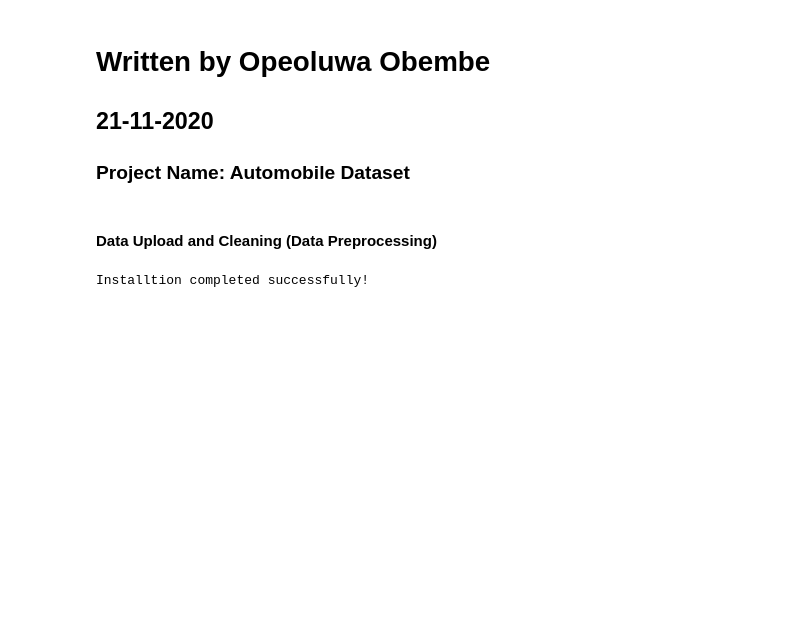
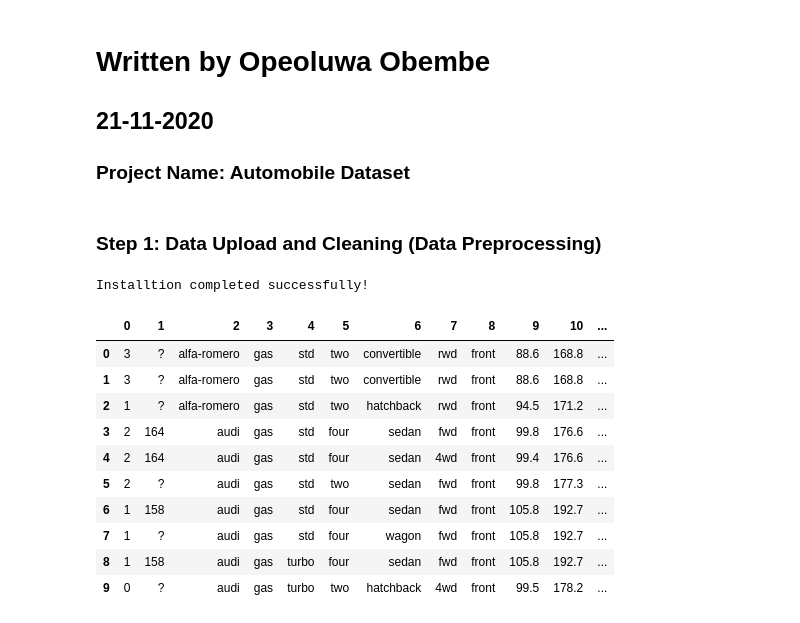
Before and after one commit to elooo3/Automobile-Dataset, a Jupyter notebook: Auto_V1.ipynb, the cells around one changed output. Saved outputs shown, nothing was run; the diff lists cells and outputs as text; code cells hidden in the pictures; blank space fills up the shorter version.

```diff
--- a/Auto_V1.ipynb
+++ b/Auto_V1.ipynb
@@ -5,7 +5,7 @@
 ## 21-11-2020
 ### Project Name: Automobile Dataset
 # %% [markdown]
-#### Data Upload and Cleaning (Data Preprocessing)
+### Step 1: Data Upload and Cleaning (Data Preprocessing)
 # %%
 # import libraries
 import numpy as np
@@ -23,3 +23,19 @@ plt.rcParams['image.cmap'] = 'gray'
 print("Installtion completed successfully!")
 # %% [output]
 Installtion completed successfully!
+# %%
+#import dataset
+data = pd.read_csv('imports-85.data', header = None, sep = ',')
+data.head(10)
+# %% [output]
+|  | 0 | 1 | 2 | 3 | 4 | 5 | 6 | 7 | 8 | 9 | 10 | ... |
+| 0 | 3 | ? | alfa-romero | gas | std | two | convertible | rwd | front | 88.6 | 168.8 | ... |
+| 1 | 3 | ? | alfa-romero | gas | std | two | convertible | rwd | front | 88.6 | 168.8 | ... |
+| 2 | 1 | ? | alfa-romero | gas | std | two | hatchback | rwd | front | 94.5 | 171.2 | ... |
+| 3 | 2 | 164 | audi | gas | std | four | sedan | fwd | front | 99.8 | 176.6 | ... |
+| 4 | 2 | 164 | audi | gas | std | four | sedan | 4wd | front | 99.4 | 176.6 | ... |
+| 5 | 2 | ? | audi | gas | std | two | sedan | fwd | front | 99.8 | 177.3 | ... |
+| 6 | 1 | 158 | audi | gas | std | four | sedan | fwd | front | 105.8 | 192.7 | ... |
+| 7 | 1 | ? | audi | gas | std | four | wagon | fwd | front | 105.8 | 192.7 | ... |
+| 8 | 1 | 158 | audi | gas | turbo | four | sedan | fwd | front | 105.8 | 192.7 | ... |
+| 9 | 0 | ? | audi | gas | turbo | two | hatchback | 4wd | front | 99.5 | 178.2 | ... |
```
Also changed, not shown: parts of 5 cells of this notebook.
